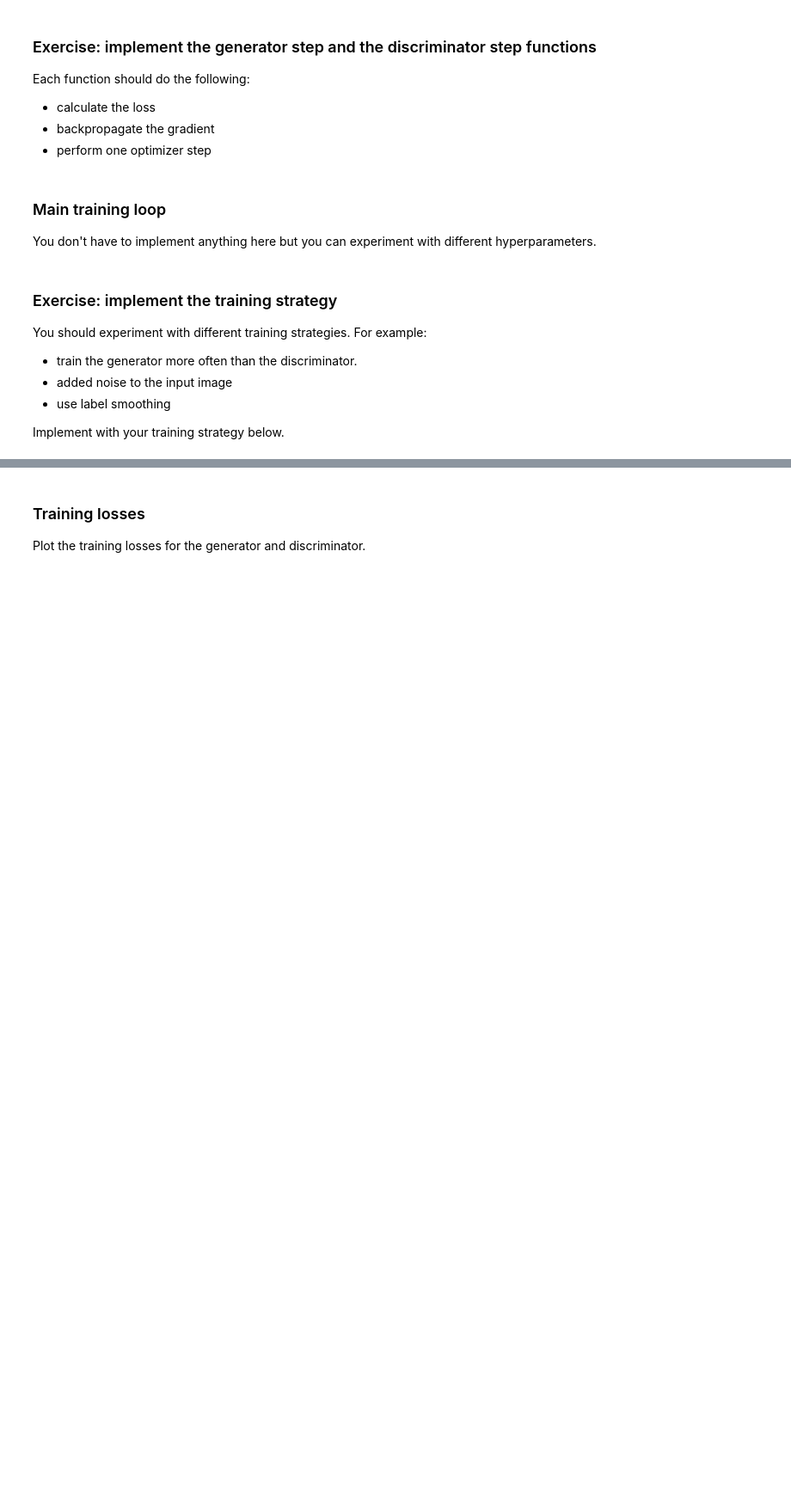
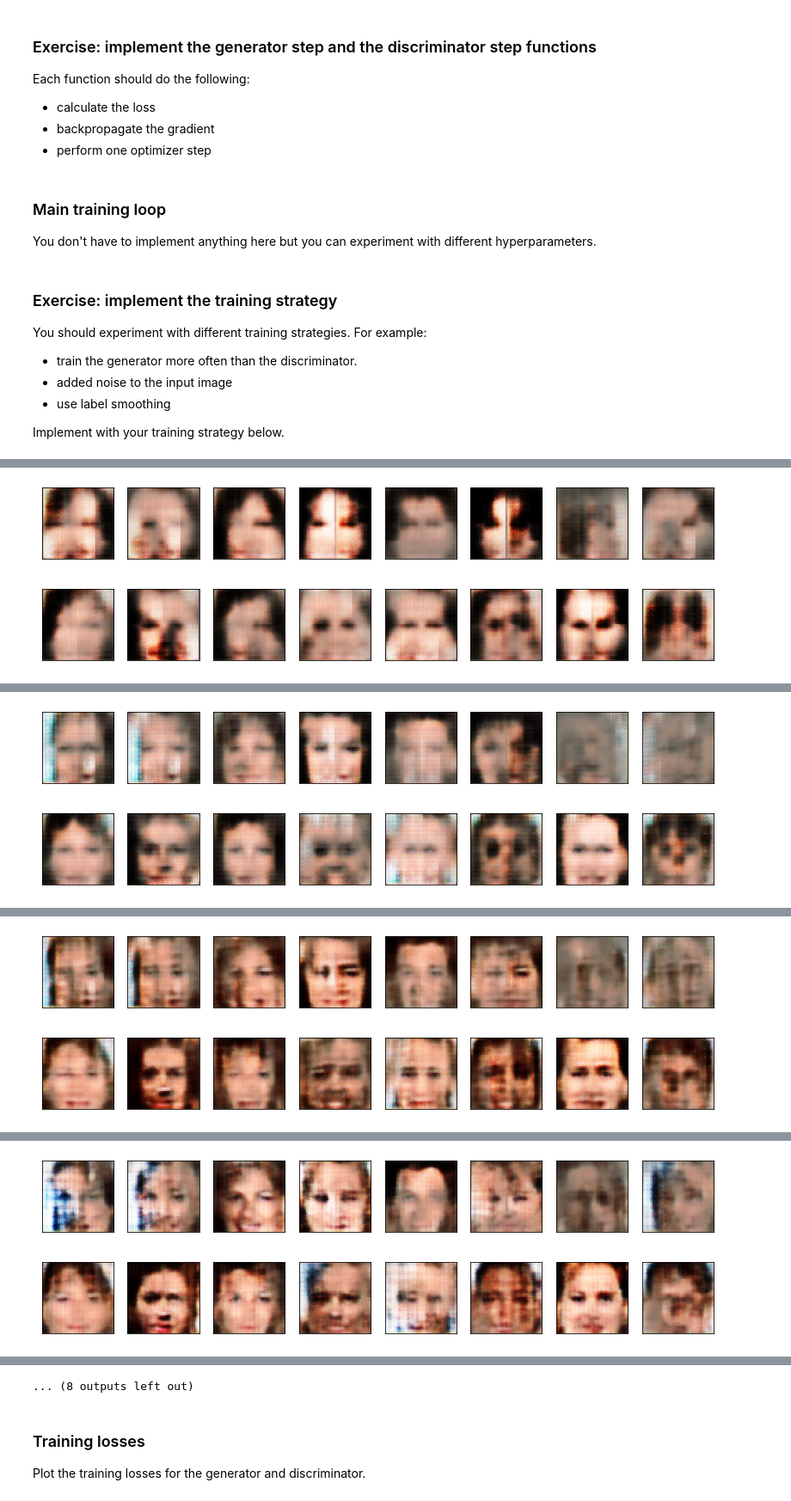
Before and after one commit to jbalestr/face_generator, a Jupyter notebook: dlnd_face_generation_starter.ipynb, the cells around one changed output, grey strips where cells are left out. Shown at 86% size. Saved outputs shown, nothing was run; the diff lists cells and outputs as text; code cells hidden in the pictures; blank space fills up the shorter version.

```diff
--- a/dlnd_face_generation_starter.ipynb
+++ b/dlnd_face_generation_starter.ipynb
@@ -282,9 +282,3 @@ class Generator(Module):
         x = self.deconv4(x)
         x = self.last_activation(x)
         return x
-# %%
-latent_dim = 128
-generator = Generator(latent_dim)
-latent_vector = torch.randn(1, latent_dim, 1, 1)
-image = generator(latent_vector)
-print (image.shape)
@@ -383,13 +375,14 @@ def gradient_penalty(discriminator, real_samples, fake_samples):
     - gradient penalty
     """
     # sample a random point between both distributions
-    alpha = torch.rand(real_sample.shape)
-    x_hat  = alpha * real_sample + (1 - alpha) * fake_sample
+    alpha = torch.rand(real_samples.shape).to(device)
+    x_hat = (alpha*real_samples + (1 - alpha)*fake_samples).requires_grad_(True)
 
     # calculate the gradient
-    x_hat .requires_grad = True
-    pred = discriminator(x_hat )
-    grad = torch.autograd.grad(pred, x_hat , grad_outputs=torch.ones_like(pred), create_graph=True)[0]
+    pred = discriminator(x_hat)
+    grad = torch.autograd.grad(pred, x_hat ,
+                               grad_outputs=torch.ones_like(pred),
+                               create_graph=True)[0]
 
     # calculate the norm and the final penalty
     norm = torch.norm(grad.view(-1), 2)
@@ -427,9 +420,7 @@ def generator_step(batch_size: int, latent_dim: int) -> Dict:
     """ One training step of the generator. """
     # TODO: implement the generator step (foward pass, loss calculation and backward pass)
     g_optimizer.zero_grad()
-#    noise = torch.randn(batch_size, latent_dim, 1, 1, device=device,dtype=torch.float)
-    noise = torch.randn(batch_size, latent_dim, 1, 1)
-    noise = noise.to(device)
+    noise = torch.randn(batch_size, latent_dim, 1, 1).float().to(device)
     fake_images = generator(noise)
     D_fake = discriminator(fake_images)
     g_loss = generator_loss(D_fake) # use real loss to flip labels
@@ -442,14 +433,12 @@ def discriminator_step(batch_size: int, latent_dim: int, real_images: torch.Tens
     # TODO: implement the discriminator step (foward pass, loss calculation and backward pass)
     d_optimizer.zero_grad()
     D_real = discriminator(real_images)
-#    noise = torch.randn(batch_size, latent_dim, 1, 1, device=device,dtype=torch.float)
-    noise = torch.randn(batch_size, latent_dim, 1, 1)
-    noise = noise.to(device)
+    noise = torch.randn(batch_size, latent_dim, 1, 1).float().to(device)
     fake_images = generator(noise)
     D_fake = discriminator(fake_images.detach())
-
+    d_loss = discriminator_loss(D_real, D_fake)
     gp = gradient_penalty(discriminator, real_images, fake_images)
-    d_loss = discriminator_loss(D_real, D_fake) + gp*5
+    d_loss = d_loss + gp*5
     d_loss.backward()
     d_optimizer.step()
 
@@ -466,12 +455,12 @@ latent_dim = 128
 
 # update to cpu if you do not have access to a gpu
 if torch.cuda.is_available():
-    device = 'cuda'
+    device = torch.device('cuda')
 else:
-    device = 'cpu'
+    device = torch.device('cpu')
 
 # number of epochs to train your model
-n_epochs = 1
+n_epochs = 10
 
 # number of images in each batch
 batch_size = 64
@@ -520,7 +509,6 @@ You should experiment with different training strategies. For example:
 Implement with your training strategy below.
 # %%
 fixed_latent_vector = torch.randn(16, latent_dim, 1, 1).float().to(device)
-print_every = 10
 
 losses = []
 for epoch in range(n_epochs):
@@ -556,0 +556 @@ for epoch in range(n_epochs):
+[figure, added]
@@ -557,0 +569 @@ RuntimeError: Input type (torch.FloatTensor) and weight type (torch.cuda.FloatTe
+[figure, added]
@@ -557,0 +582 @@ RuntimeError: Input type (torch.FloatTensor) and weight type (torch.cuda.FloatTe
+[figure, added]
@@ -557,0 +595 @@ RuntimeError: Input type (torch.FloatTensor) and weight type (torch.cuda.FloatTe
+[figure, added]
@@ -557,0 +622 @@ RuntimeError: Input type (torch.FloatTensor) and weight type (torch.cuda.FloatTe
+... (8 outputs left out)
```
Also changed, not shown: parts of 7 cells of this notebook.
